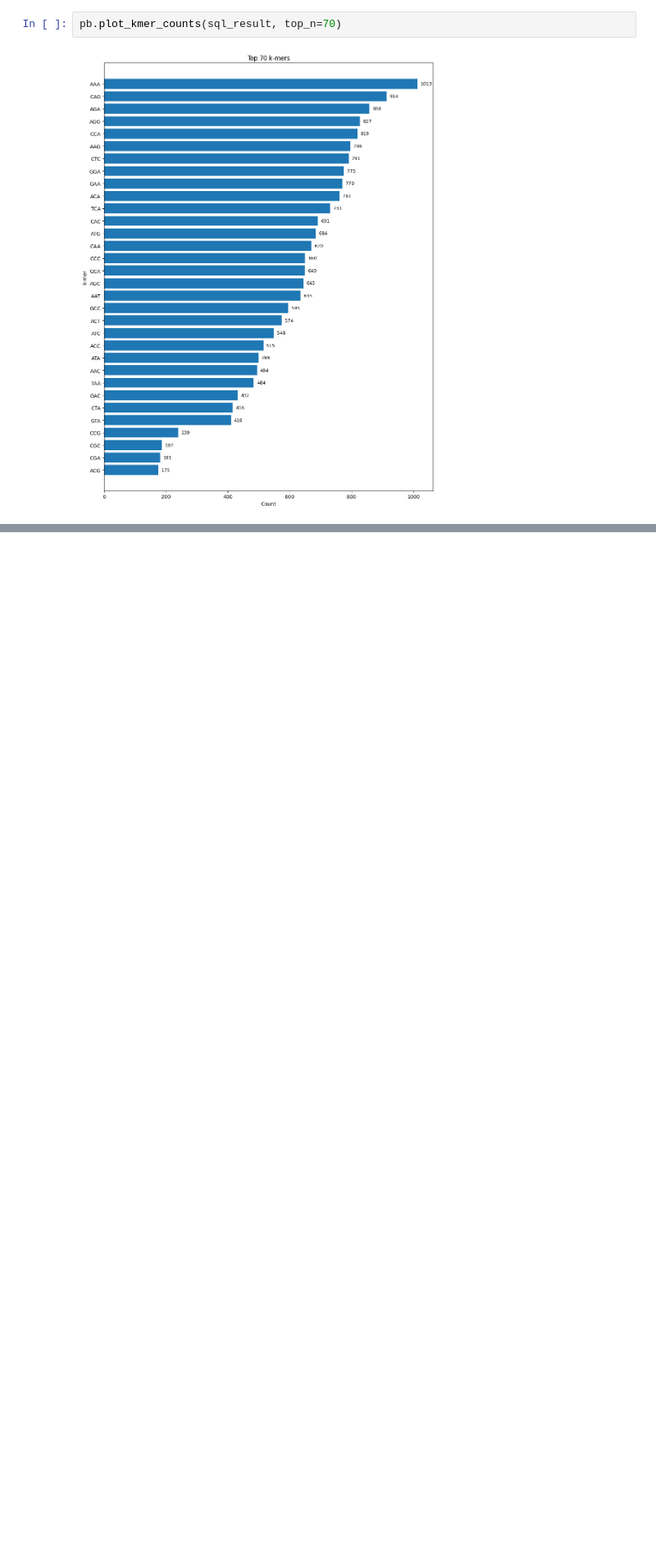
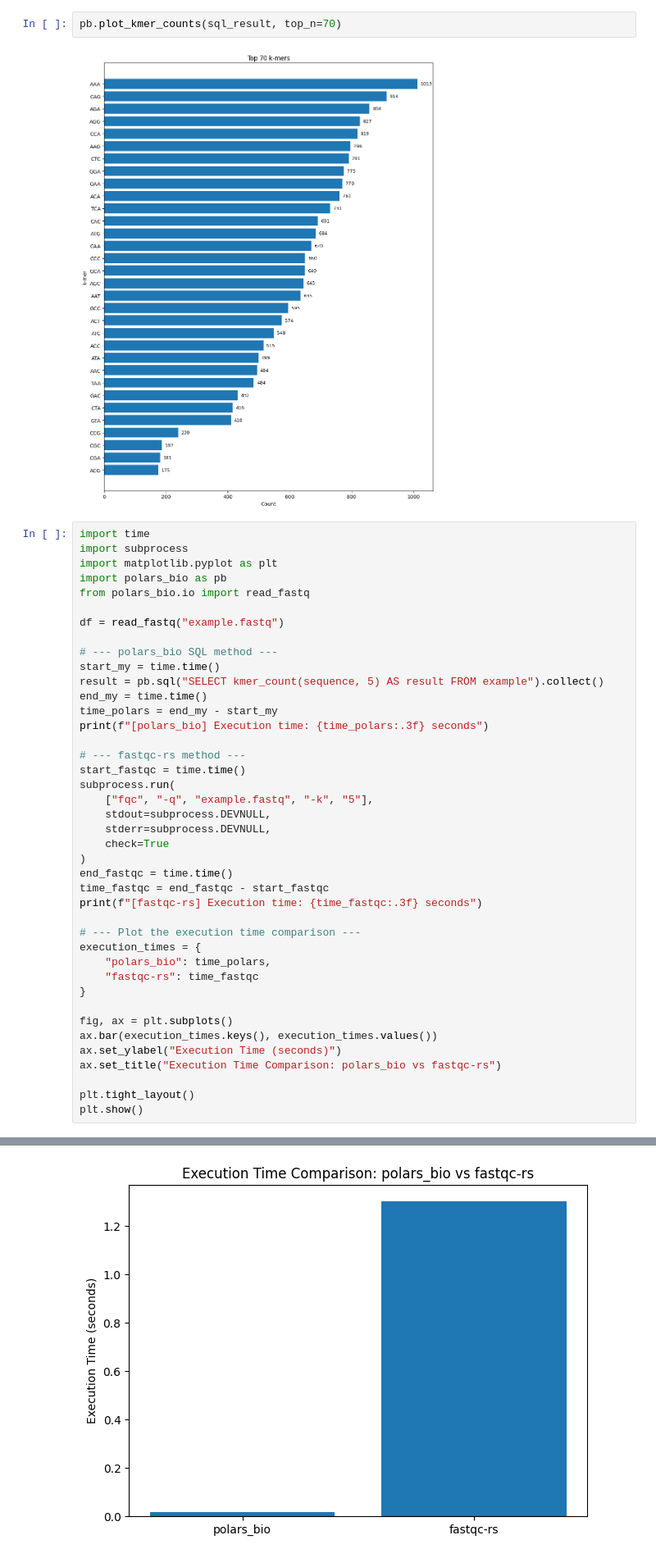
Before and after one commit to krzysztofkluczynski/polars-bio, a Jupyter notebook: tbd_playground.ipynb, the cells around one changed output, grey strips where cells are left out. Shown: that part at 82% size. Cells and saved outputs as stored; diff of their text form; blank space fills up the shorter version.

```diff
--- a/tbd_playground.ipynb
+++ b/tbd_playground.ipynb
@@ -56,3 +58,45 @@ shape: (32, 1)
 pb.plot_kmer_counts(sql_result, top_n=70)
 # %% [output]
 [figure]
+# %%
+import time
+import subprocess
+import matplotlib.pyplot as plt
+import polars_bio as pb
+from polars_bio.io import read_fastq
+
+df = read_fastq("example.fastq")
+
+# --- polars_bio SQL method ---
+start_my = time.time()
+result = pb.sql("SELECT kmer_count(sequence, 5) AS result FROM example").collect()
+end_my = time.time()
+time_polars = end_my - start_my
+print(f"[polars_bio] Execution time: {time_polars:.3f} seconds")
+
+# --- fastqc-rs method ---
+start_fastqc = time.time()
+subprocess.run(
+    ["fqc", "-q", "example.fastq", "-k", "5"],
+    stdout=subprocess.DEVNULL,
+    stderr=subprocess.DEVNULL,
+    check=True
+)
+end_fastqc = time.time()
+time_fastqc = end_fastqc - start_fastqc
+print(f"[fastqc-rs] Execution time: {time_fastqc:.3f} seconds")
+
+# --- Plot the execution time comparison ---
+execution_times = {
+    "polars_bio": time_polars,
+    "fastqc-rs": time_fastqc
+}
+
+fig, ax = plt.subplots()
+ax.bar(execution_times.keys(), execution_times.values())
+ax.set_ylabel("Execution Time (seconds)")
+ax.set_title("Execution Time Comparison: polars_bio vs fastqc-rs")
+
+plt.tight_layout()
+plt.show()
+# %% [output]
@@ -58,0 +106 @@ pb.plot_kmer_counts(sql_result, top_n=70)
+[figure, added]
```
Also changed, not shown: parts of 4 cells of this notebook.
